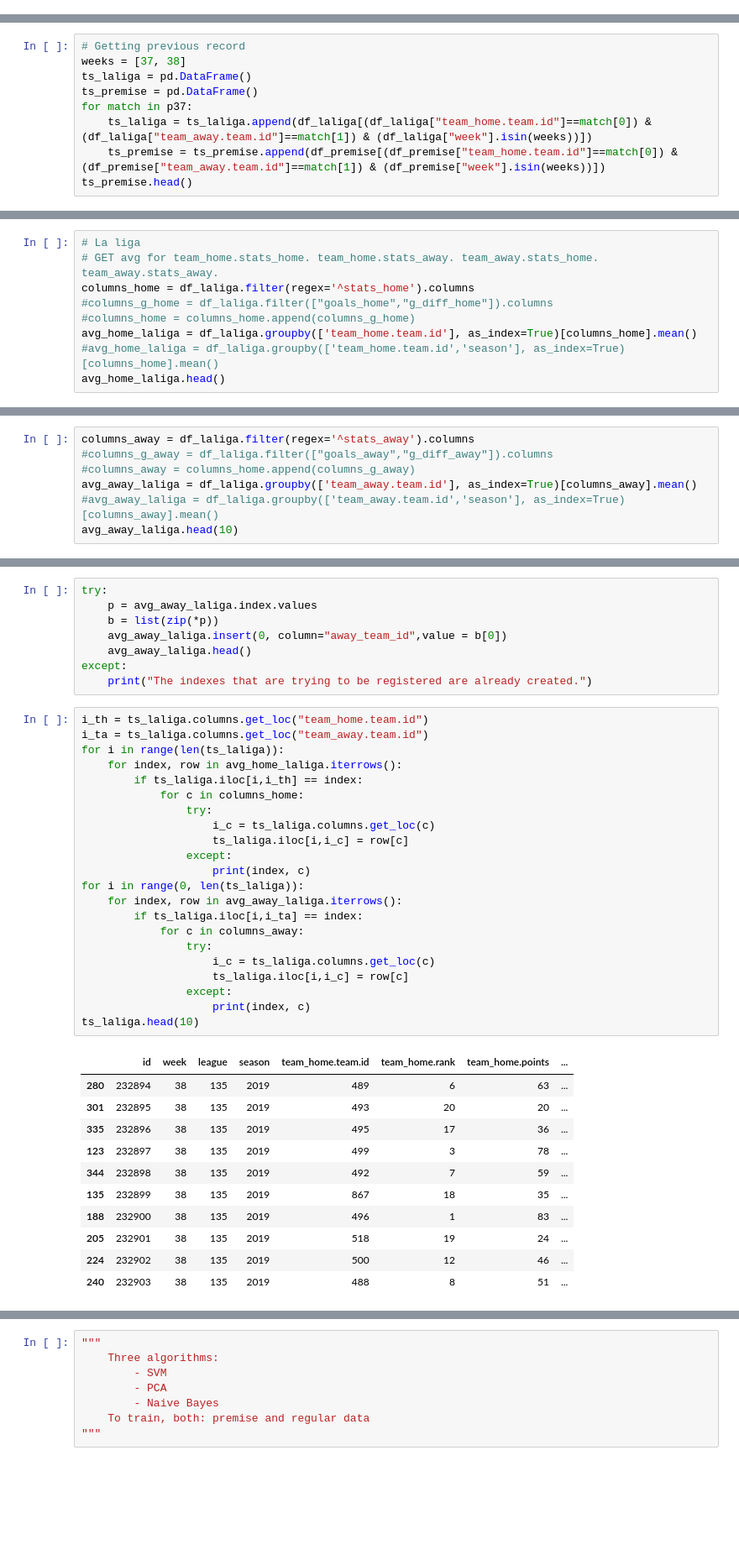
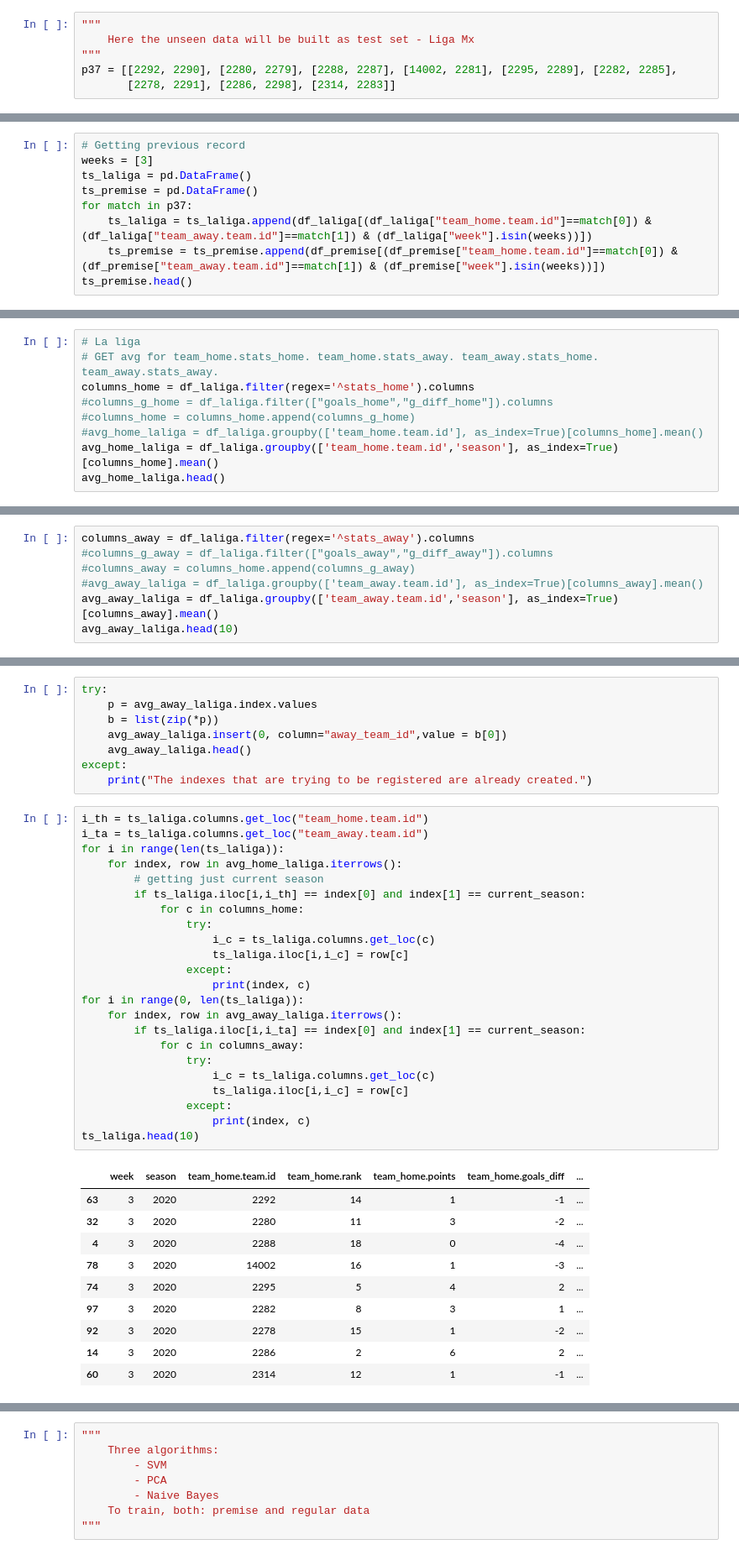
Before and after one commit to clarismiranda/Statsfootball, a Jupyter notebook: trainingmodel_es.ipynb, the cells around one changed output, grey strips where cells are left out. Shown at 84% size. Saved outputs shown, nothing was run; the diff lists cells and outputs as text; blank space fills up the shorter version.

```diff
--- a/trainingmodel_es.ipynb
+++ b/trainingmodel_es.ipynb
@@ -229,3 +219,9 @@ p37 = [[489, 490], [493, 502], [495, 504], [499, 505],
+# %%
+"""
+    Here the unseen data will be built as test set - Liga Mx
+"""
+p37 = [[2292, 2290], [2280, 2279], [2288, 2287], [14002, 2281], [2295, 2289], [2282, 2285],
+       [2278, 2291], [2286, 2298], [2314, 2283]]
 # %%
 # Getting previous record
 ts_laliga = pd.DataFrame()
@@ -245,6 +241,6 @@ ts_premise.head()
 # %%
 # Getting previous record
-weeks = [37, 38]
+weeks = [3]
 ts_laliga = pd.DataFrame()
 ts_premise = pd.DataFrame()
 for match in p37:
@@ -316,7 +312,7 @@ ts_premise = ts_premise.drop(columns=["goals_away","goals_home","g_diff_away","g
 columns_home = df_laliga.filter(regex='^stats_home').columns
 #columns_g_home = df_laliga.filter(["goals_home","g_diff_home"]).columns
 #columns_home = columns_home.append(columns_g_home)
-avg_home_laliga = df_laliga.groupby(['team_home.team.id'], as_index=True)[columns_home].mean()
-#avg_home_laliga = df_laliga.groupby(['team_home.team.id','season'], as_index=True)[columns_home].mean()
+#avg_home_laliga = df_laliga.groupby(['team_home.team.id'], as_index=True)[columns_home].mean()
+avg_home_laliga = df_laliga.groupby(['team_home.team.id','season'], as_index=True)[columns_home].mean()
 avg_home_laliga.head()
 # %% [output]
@@ -351,7 +345,7 @@ avg_home_laliga.head()
 columns_away = df_laliga.filter(regex='^stats_away').columns
 #columns_g_away = df_laliga.filter(["goals_away","g_diff_away"]).columns
 #columns_away = columns_home.append(columns_g_away)
-avg_away_laliga = df_laliga.groupby(['team_away.team.id'], as_index=True)[columns_away].mean()
-#avg_away_laliga = df_laliga.groupby(['team_away.team.id','season'], as_index=True)[columns_away].mean()
+#avg_away_laliga = df_laliga.groupby(['team_away.team.id'], as_index=True)[columns_away].mean()
+avg_away_laliga = df_laliga.groupby(['team_away.team.id','season'], as_index=True)[columns_away].mean()
 avg_away_laliga.head(10)
 # %% [output]
@@ -378,34 +372,34 @@ except:
 # %%
 i_th = ts_laliga.columns.get_loc("team_home.team.id")
 i_ta = ts_laliga.columns.get_loc("team_away.team.id")
 for i in range(len(ts_laliga)):
     for index, row in avg_home_laliga.iterrows():
-        if ts_laliga.iloc[i,i_th] == index:
+        # getting just current season
+        if ts_laliga.iloc[i,i_th] == index[0] and index[1] == current_season:
             for c in columns_home:
                 try:
                     i_c = ts_laliga.columns.get_loc(c)
                     ts_laliga.iloc[i,i_c] = row[c]
                 except:
                     print(index, c)
 for i in range(0, len(ts_laliga)):
     for index, row in avg_away_laliga.iterrows():
-        if ts_laliga.iloc[i,i_ta] == index:
+        if ts_laliga.iloc[i,i_ta] == index[0] and index[1] == current_season:
             for c in columns_away:
                 try:
                     i_c = ts_laliga.columns.get_loc(c)
                     ts_laliga.iloc[i,i_c] = row[c]
                 except:
                     print(index, c)
 ts_laliga.head(10)
 # %% [output]
-|  | id | week | league | season | team_home.team.id | team_home.rank | team_home.points | ... |
-| 280 | 232894 | 38 | 135 | 2019 | 489 | 6 | 63 | ... |
-| 301 | 232895 | 38 | 135 | 2019 | 493 | 20 | 20 | ... |
-| 335 | 232896 | 38 | 135 | 2019 | 495 | 17 | 36 | ... |
-| 123 | 232897 | 38 | 135 | 2019 | 499 | 3 | 78 | ... |
-| 344 | 232898 | 38 | 135 | 2019 | 492 | 7 | 59 | ... |
-| 135 | 232899 | 38 | 135 | 2019 | 867 | 18 | 35 | ... |
-| 188 | 232900 | 38 | 135 | 2019 | 496 | 1 | 83 | ... |
-| 205 | 232901 | 38 | 135 | 2019 | 518 | 19 | 24 | ... |
-| 224 | 232902 | 38 | 135 | 2019 | 500 | 12 | 46 | ... |
-| 240 | 232903 | 38 | 135 | 2019 | 488 | 8 | 51 | ... |
+|  | week | season | team_home.team.id | team_home.rank | team_home.points | team_home.goals_diff | ... |
+| 63 | 3 | 2020 | 2292 | 14 | 1 | -1 | ... |
+| 32 | 3 | 2020 | 2280 | 11 | 3 | -2 | ... |
+| 4 | 3 | 2020 | 2288 | 18 | 0 | -4 | ... |
+| 78 | 3 | 2020 | 14002 | 16 | 1 | -3 | ... |
+| 74 | 3 | 2020 | 2295 | 5 | 4 | 2 | ... |
+| 97 | 3 | 2020 | 2282 | 8 | 3 | 1 | ... |
+| 92 | 3 | 2020 | 2278 | 15 | 1 | -2 | ... |
+| 14 | 3 | 2020 | 2286 | 2 | 6 | 2 | ... |
+| 60 | 3 | 2020 | 2314 | 12 | 1 | -1 | ... |
```
Also changed, not shown: parts of 55 cells of this notebook, 1 other file.
